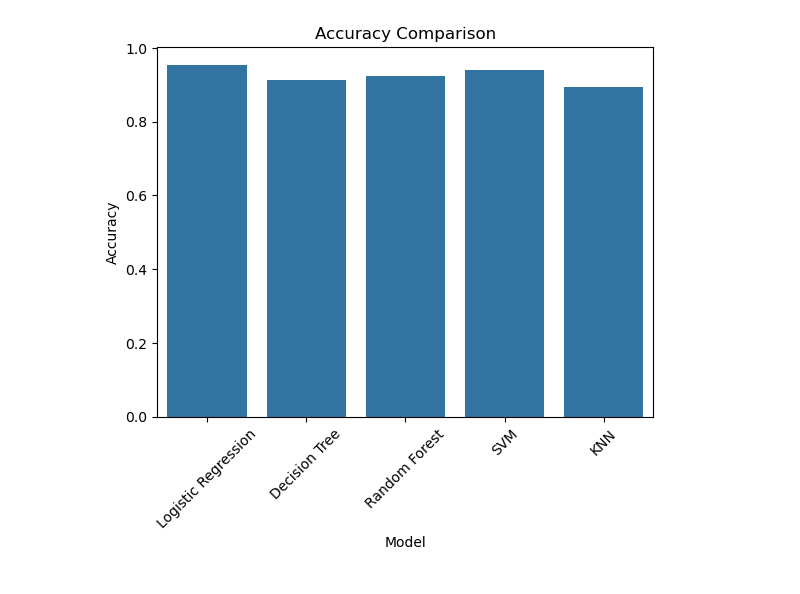
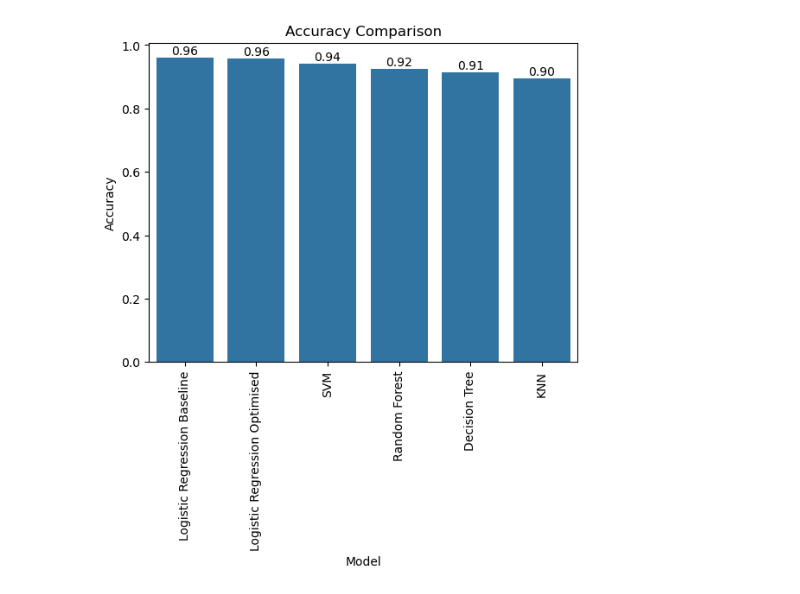
Before and after one commit to sindhujaSirigeri/Fake-News-Detection-App, a Jupyter notebook: fake-news-predictor/notebooks/model_comparison_notebook.ipynb, the cells around one changed output. Drawn from its saved outputs; the diff is of its cells as text; code cells hidden in the pictures.

```diff
--- a/fake-news-predictor/notebooks/model_comparison_notebook.ipynb
+++ b/fake-news-predictor/notebooks/model_comparison_notebook.ipynb
@@ -10,7 +10,8 @@ json_directory = '../models/'
 
 # List of all model names and corresponding JSON filenames
 model_files = {
-    'Logistic Regression': 'logistic_regression_metrics.json',
+    'Logistic Regression Optimised': 'logistic_regression_metrics_002.json',
+    'Logistic Regression Baseline': 'logistic_regression_metrics.json',
     'Decision Tree': 'decision_tree_metrics.json',
     'Random Forest': 'random_forest_ipca_metrics.json',
     'SVM': 'svm_metrics.json',
@@ -91,12 +94,20 @@ metrics_df
 # Save the metrics DataFrame to a CSV file
 metrics_df.to_csv('../models/model_comparison_metrics.csv', index=True)
 # %%
-# Plot accuracy comparison
-sns.barplot(x=metrics_df.index, y=metrics_df['accuracy'])
+## Sort the DataFrame by accuracy in descending order
+metrics_df_sorted = metrics_df.sort_values(by='accuracy', ascending=False)
+
+# Plot accuracy comparison with sorted data
+sns.barplot(x=metrics_df_sorted.index, y=metrics_df_sorted['accuracy'])
 plt.title('Accuracy Comparison')
 plt.ylabel('Accuracy')
 plt.xlabel('Model')
-plt.xticks(rotation=45)
+plt.xticks(rotation=90)  # Rotate x-ticks to vertical
+
+# Add accuracy data labels
+for index, value in enumerate(metrics_df_sorted['accuracy']):
+    plt.text(index, value + 0.01, f"{value:.2f}", ha='center')
+
 plt.show()
 # %% [output]
-[figure, old version]
+[figure, new version]
```
Also changed, not shown: parts of 2 cells of this notebook, 3 other files.
